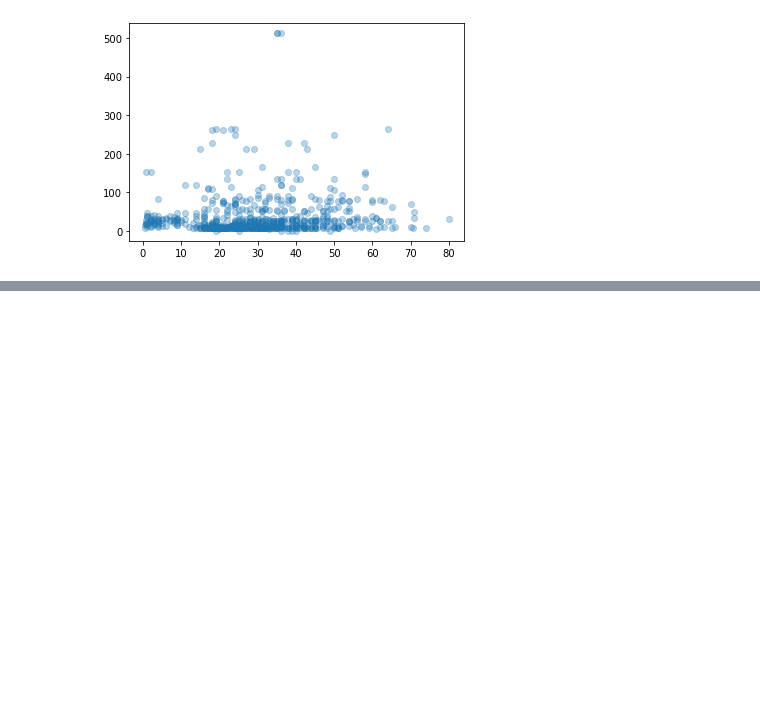
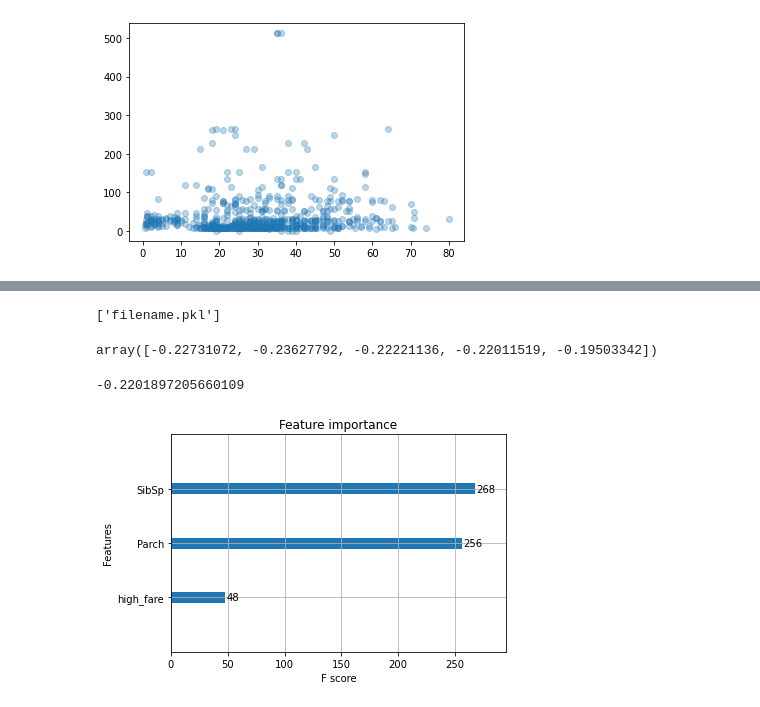
Before and after one commit to pritam-dey3/Titanic-Passenger-Survival-Prediction, a Jupyter notebook: Age_imput.ipynb, the cells around one changed output, grey strips where cells are left out. Drawn from its saved outputs; the diff is of its cells as text; code cells hidden in the pictures; blank space fills up the shorter version.

```diff
--- a/Age_imput.ipynb
+++ b/Age_imput.ipynb
@@ -77,4 +69,24 @@ xgb = XGBRegressor()
 grids = GridSearchCV(xgb, param_grid, scoring="neg_mean_squared_error", return_train_score=True, cv=5)
 grids.fit(X, y)
 
-joblib.dump(grid.best_estimator_, 'filename.pkl')
+joblib.dump(grids.best_estimator_, 'filename.pkl')
+# %% [output]
+['filename.pkl']
+# %%
+from xgboost import XGBRegressor
+from sklearn.model_selection import cross_val_score
+
+xgb = XGBRegressor(max_depth=3, max_leaf_nodes=4, n_estimators=100)
+
+scores = cross_val_score(xgb, X, y, cv=5, scoring='neg_mean_squared_error')
+scores
+# %% [output]
+array([-0.22731072, -0.23627792, -0.22221136, -0.22011519, -0.19503342])
+# %%
+from xgboost import plot_importance
+
+plot_importance(grids.best_estimator_)
+print(grids.best_score_)
+# %% [output]
+-0.2201897205660109
+[figure, added]
```
Also changed, not shown: parts of 2 cells of this notebook, 2 other files.
